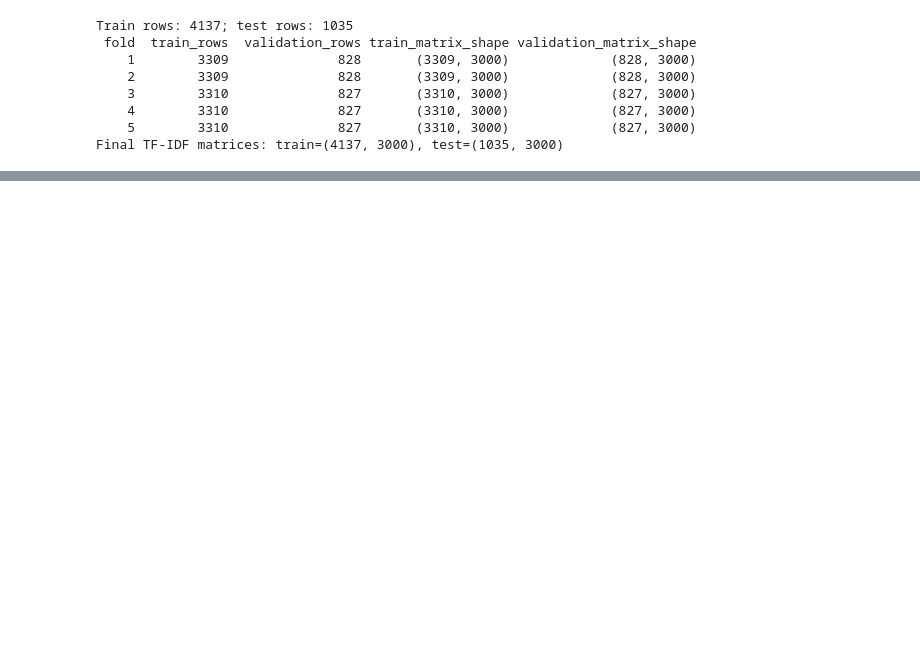
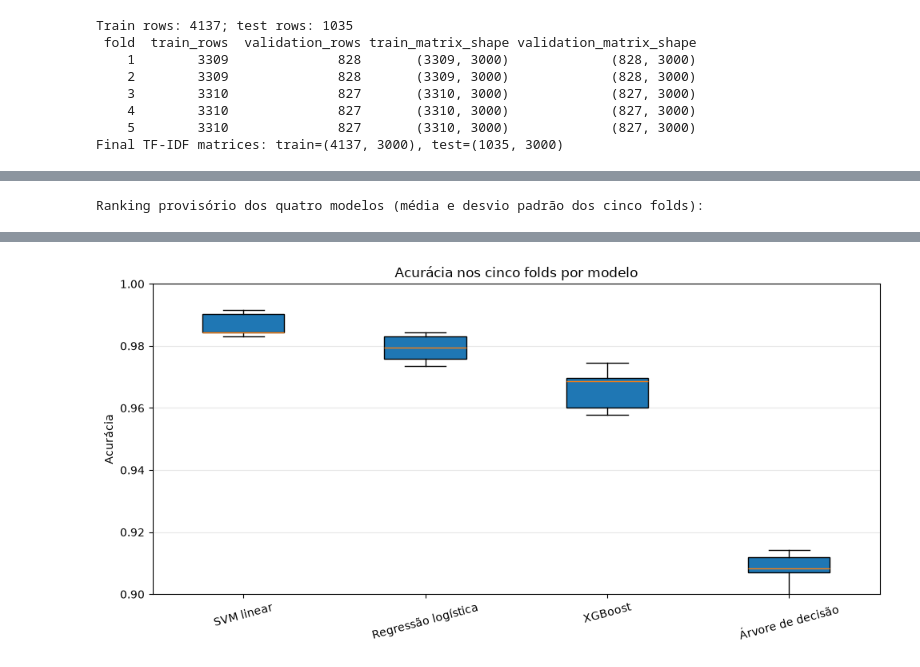
Before and after one commit to joaosuwa/spam-detection-model-comparison, a Jupyter notebook: src/spam-detection.ipynb, the cells around one changed output, grey strips where cells are left out. Cells and saved outputs as stored; diff of their text form; code cells hidden in the pictures; blank space fills up the shorter version.

Commit message:
feat: trained Logistic regression, SVM, Decision Tree and Xboost using the processed data

```diff
--- a/src/spam-detection.ipynb
+++ b/src/spam-detection.ipynb
@@ -190,6 +209,7 @@ preprocessing = Pipeline([
 
 cv = StratifiedKFold(n_splits=5, shuffle=True, random_state=42)
 fold_partitions = []
+fold_data = []
 for fold_number, (train_indices, validation_indices) in enumerate(
     cv.split(X_train, y_train), start=1
 ):
@@ -201,6 +221,14 @@ for fold_number, (train_indices, validation_indices) in enumerate(
     fold_preprocessing = clone(preprocessing)
     X_fold_train_tfidf = fold_preprocessing.fit_transform(X_fold_train)
     X_fold_validation_tfidf = fold_preprocessing.transform(X_fold_validation)
+
+    fold_data.append({
+        "fold": fold_number,
+        "X_train": X_fold_train_tfidf,
+        "X_validation": X_fold_validation_tfidf,
+        "y_train": y_fold_train,
+        "y_validation": y_fold_validation,
+    })
 
     fold_partitions.append({
         "fold": fold_number,
@@ -233,0 +355,31 @@ plot_class_distribution(y_test, TARGET, ['Normal', 'Spam'],
+# %%
+metric_columns = ["accuracy", "f1_score", "precision", "recall"]
+spot_check_summary = results_by_fold.groupby("model", sort=False)[metric_columns].agg(
+    ["mean", "std"]
+)
+spot_check_summary.columns = [
+    f"{metric}_{statistic}" for metric, statistic in spot_check_summary.columns
+]
+spot_check_summary = spot_check_summary.sort_values(
+    ["accuracy_mean", "f1_score_mean"], ascending=False
+)
+
+print("Ranking provisório dos quatro modelos (média e desvio padrão dos cinco folds):")
+display(spot_check_summary.round(4))
+
+ranked_models = spot_check_summary.index.tolist()
+accuracy_by_model = [
+    results_by_fold.loc[results_by_fold["model"] == name, "accuracy"]
+    for name in ranked_models
+]
+fig, ax = plt.subplots(figsize=(10, 5))
+ax.boxplot(accuracy_by_model, patch_artist=True)
+ax.set_xticks(range(1, len(ranked_models) + 1), ranked_models, rotation=15)
+ax.set_ylabel("Acurácia")
+ax.set_title("Acurácia nos cinco folds por modelo")
+ax.set_ylim(0.9, 1)
+ax.grid(axis="y", alpha=0.3)
+plt.tight_layout()
+plt.show()
+# %% [output]
+Ranking provisório dos quatro modelos (média e desvio padrão dos cinco folds):
@@ -233,0 +392 @@ plot_class_distribution(y_test, TARGET, ['Normal', 'Spam'],
+[figure, added]
```
Also changed, not shown: parts of 11 cells of this notebook.
